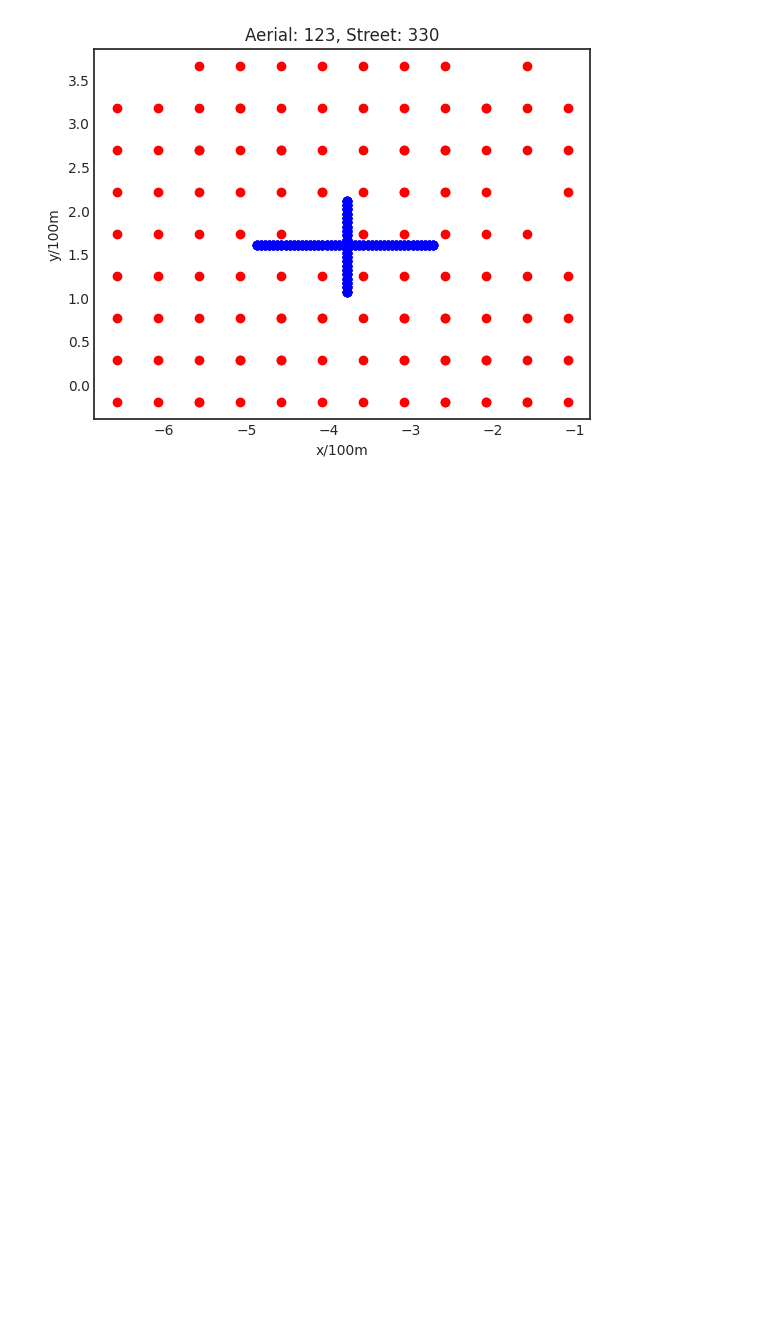
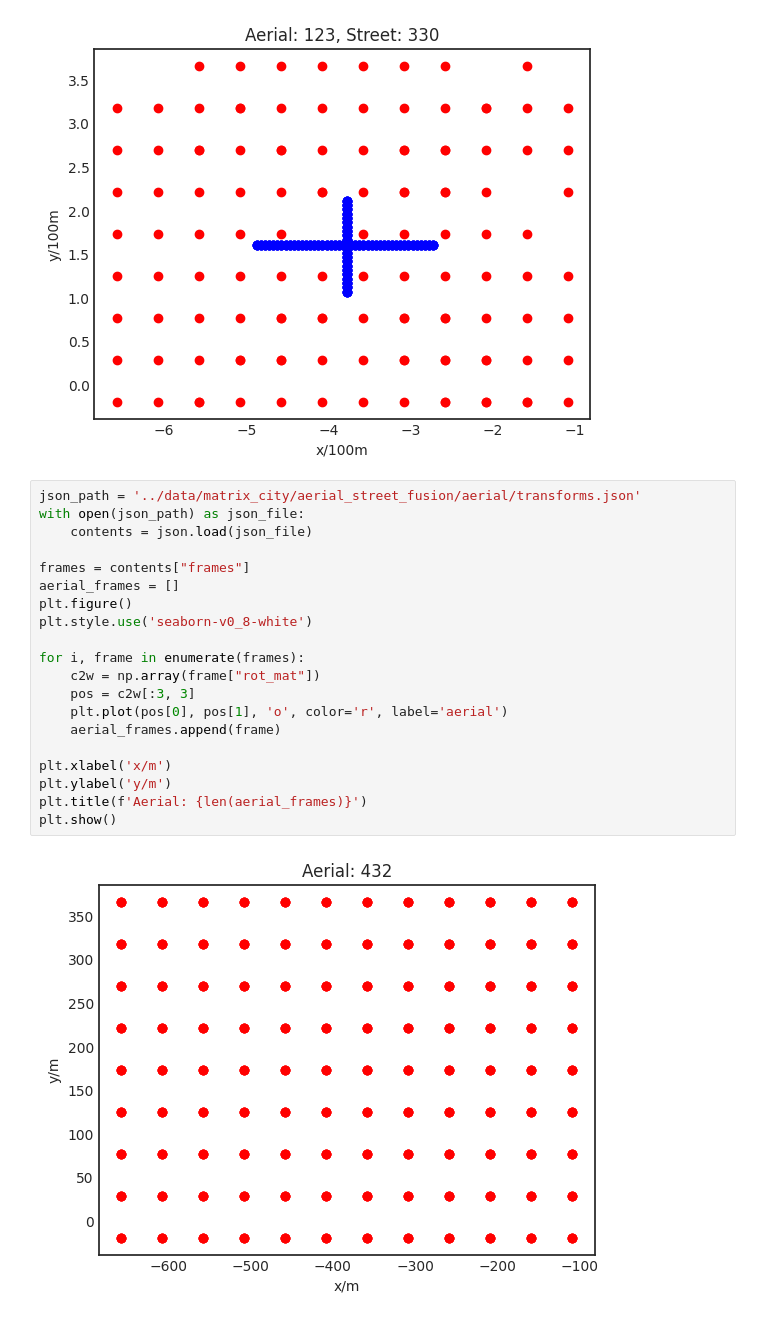
Before and after one commit to DekuLiuTesla/CityGaussian, a Jupyter notebook: notebooks/vis_fusion_trajectory.ipynb, the cells around one changed output. Saved outputs shown, nothing was run; the diff lists cells and outputs as text; blank space fills up the shorter version.

Commit message:
add trajectory visualization and updates gitignore

```diff
--- a/notebooks/vis_fusion_trajectory.ipynb
+++ b/notebooks/vis_fusion_trajectory.ipynb
@@ -35,3 +35,25 @@ plt.title(f'Aerial: {len(aerial_frames)}, Street: {len(street_frames)}')
 plt.show()
 # %% [output]
 [figure]
+# %%
+json_path = '../data/matrix_city/aerial_street_fusion/aerial/transforms.json'
+with open(json_path) as json_file:
+    contents = json.load(json_file)
+
+frames = contents["frames"]
+aerial_frames = []
+plt.figure()
+plt.style.use('seaborn-v0_8-white')
+
+for i, frame in enumerate(frames):
+    c2w = np.array(frame["rot_mat"])
+    pos = c2w[:3, 3]
+    plt.plot(pos[0], pos[1], 'o', color='r', label='aerial')
+    aerial_frames.append(frame)
+
+plt.xlabel('x/m')
+plt.ylabel('y/m')
+plt.title(f'Aerial: {len(aerial_frames)}')
+plt.show()
+# %% [output]
+[figure, added]
```
Also changed, not shown: 1 other file.
